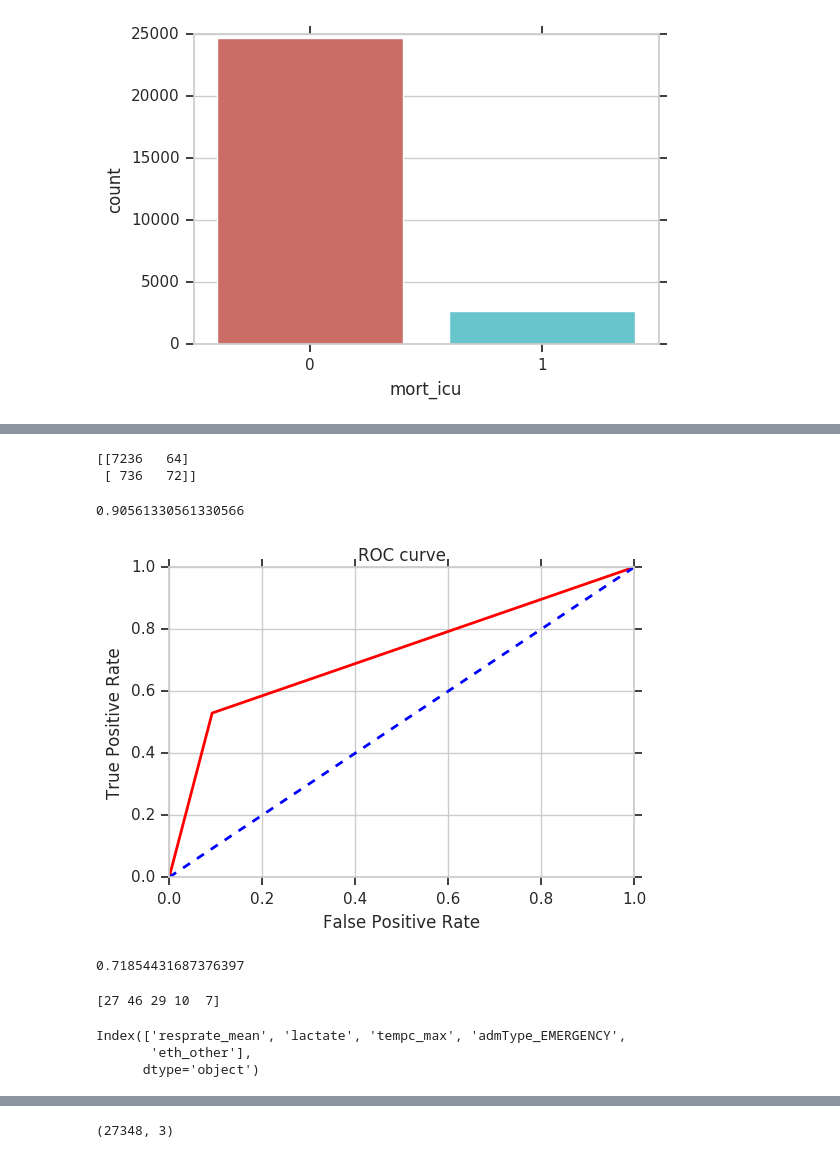
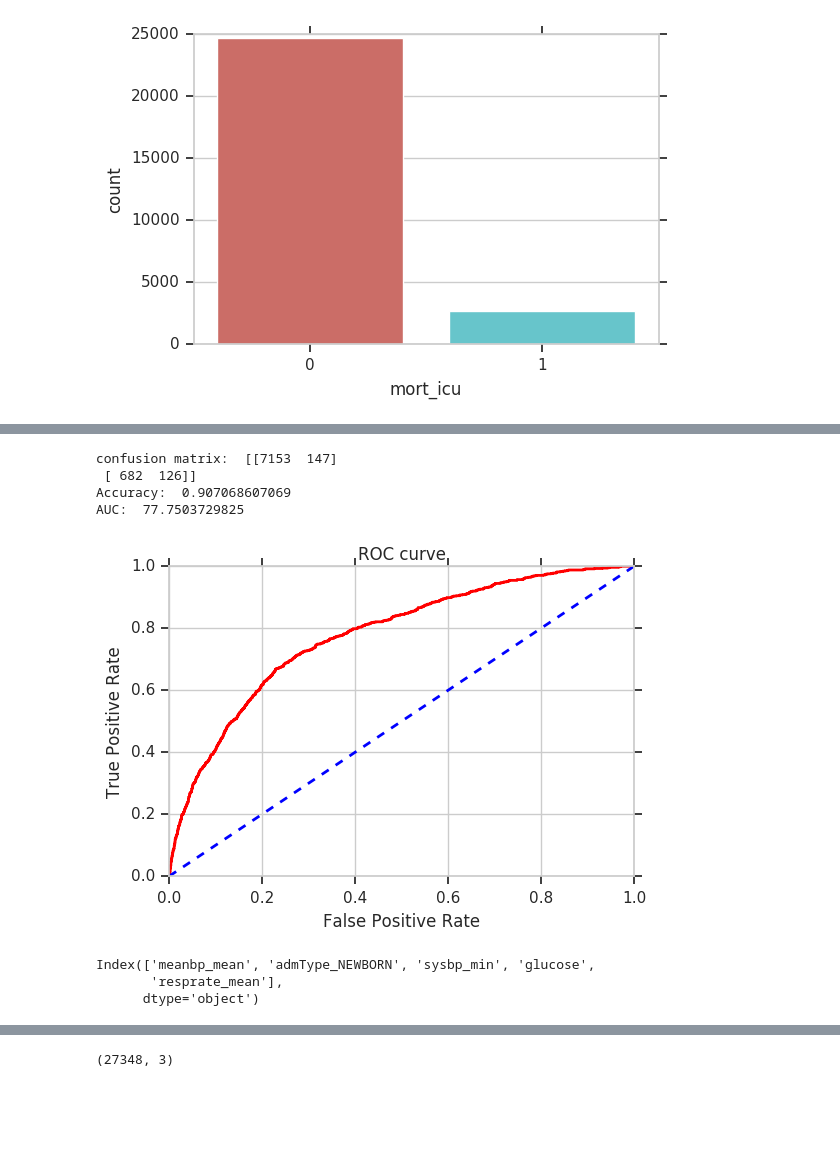
Before and after one commit to mathurp/ML_for_health, a Jupyter notebook: ML_for_health.ipynb, the cells around one changed output, grey strips where cells are left out. Saved outputs shown, nothing was run; the diff lists cells and outputs as text; code cells hidden in the pictures; blank space fills up the shorter version.

```diff
--- a/ML_for_health.ipynb
+++ b/ML_for_health.ipynb
@@ -34,0 +11,4 @@ adult_icu_scaled = adult_icu_raw
+# %%
+adult_icu = pd.read_csv("/home/pulkitmathur1800/csc2548_ml4h/adult_icu")
+adult_icu = adult_icu.drop(['subject_id','hadm_id','icustay_id'],axis=1)
+adult_icu.head()
@@ -38,10 +26,6 @@ plt.show()
 # %% [output]
 [figure]
 # %%
-X = adult_icu_scaled.drop(['mort_icu'],axis=1)
-X_train,X_test = X.loc[X['train']==1],X.loc[X['train']==0]
-X_train,X_test = X_train.drop(['train'],axis=1),X_test.drop(['train'],axis=1)
-Y = adult_icu_scaled[['mort_icu','train']]
+Y = adult_icu[['mort_icu','train']]
 Y_train,Y_test = Y.loc[Y['train']==1],Y.loc[Y['train']==0]
 Y_train,Y_test = Y_train.drop(['train'],axis=1).values.squeeze(),Y_test.drop(['train'],axis=1).values.squeeze()
-X_train.head()
@@ -56,42 +32,54 @@ X_train.head()
+# %%
+bool_cols = [col for col in adult_icu if np.isin(adult_icu[col].dropna().unique(),[0, 1]).all()]
+non_bool_cols = [item for item in adult_icu.columns if item not in bool_cols]
+
+X_train,X_test = adult_icu.loc[adult_icu['train']==1],adult_icu.loc[adult_icu['train']==0]
+X_train.reset_index(drop=True,inplace=True)
+X_test.reset_index(drop=True,inplace=True)
+
+scaler = preprocessing.MinMaxScaler(feature_range=(0, 1))
+X_train_scaled = scaler.fit_transform(X_train[non_bool_cols])
+X_train_scaled = pd.DataFrame(X_train_scaled, columns=non_bool_cols)
+X_train_scaled = X_train_scaled.join(X_train[bool_cols])
+X_test_scaled = scaler.fit_transform(X_test[non_bool_cols])
+X_test_scaled = pd.DataFrame(X_test_scaled, columns=non_bool_cols)
+X_test_scaled = X_test_scaled.join(X_test[bool_cols])
+
+X_train_scaled,X_test_scaled = X_train_scaled.drop(['train','mort_icu'],axis=1),X_test_scaled.drop(['train','mort_icu'],axis=1)
 # %%
-classifier = LogisticRegression(random_state=0,penalty="l2", C=1)
-classifier.fit(X_train, Y_train)
-Y_pred = classifier.predict(X_test)
+classifier = LogisticRegression(random_state=0,penalty="l2", C=3)
+classifier.fit(X_train_scaled, Y_train)
+Y_pred = classifier.predict(X_test_scaled)
 matrix = confusion_matrix(Y_test, Y_pred)
-print(matrix)
+Y_test_prob = classifier.predict_proba(X_test_scaled)
+print("confusion matrix: ", matrix)
+print("Accuracy: ",classifier.score(X_train_scaled, Y_train))
+print("AUC: ",roc_auc_score(Y_test,Y_test_prob[:,1])*100)
 # %% [output]
-[[7236   64]
- [ 736   72]]
+confusion matrix:  [[7153  147]
+ [ 682  126]]
+Accuracy:  0.907068607069
+AUC:  77.7503729825
-# %%
-classifier.score(X_train, Y_train)
-# %% [output]
-0.90561330561330566
 # %%
-fpr, tpr,_=roc_curve(Y_pred,Y_test)
+fpr, tpr,_=roc_curve(Y_test,Y_test_prob[:,1],pos_label=1)
 plt.figure()
 plt.plot(fpr, tpr, color='red', lw=2, label='ROC curve')
 plt.plot([0, 1], [0, 1], color='blue', lw=2, linestyle='--')
 plt.xlabel('False Positive Rate')
 plt.ylabel('True Positive Rate')
 plt.title('ROC curve')
 plt.show()
 # %% [output]
-[figure, old version]
+[figure, new version]
-# %%
-roc_auc_score(Y_pred,Y_test)
-# %% [output]
-0.71854431687376397
 # %%
 coefs = classifier.coef_[0]
 top_five = np.argpartition(coefs, -5)[-5:]
 top_five = top_five[np.argsort(coefs[top_five])]
-print(top_five)
-X_train[top_five].columns
+print(X_train[top_five].columns[:])
 # %% [output]
-[27 46 29 10  7]
+Index(['meanbp_mean', 'admType_NEWBORN', 'sysbp_min', 'glucose',
+       'resprate_mean'],
+      dtype='object')
-Index(['resprate_mean', 'lactate', 'tempc_max', 'admType_EMERGENCY',
-       'eth_other'],
-      dtype='object')
 # %%
 least_five = np.argpartition(coefs, 15)[15:]
 least_five = least_five[np.argsort(coefs[least_five])]
```
Also changed, not shown: parts of 12 cells of this notebook.
